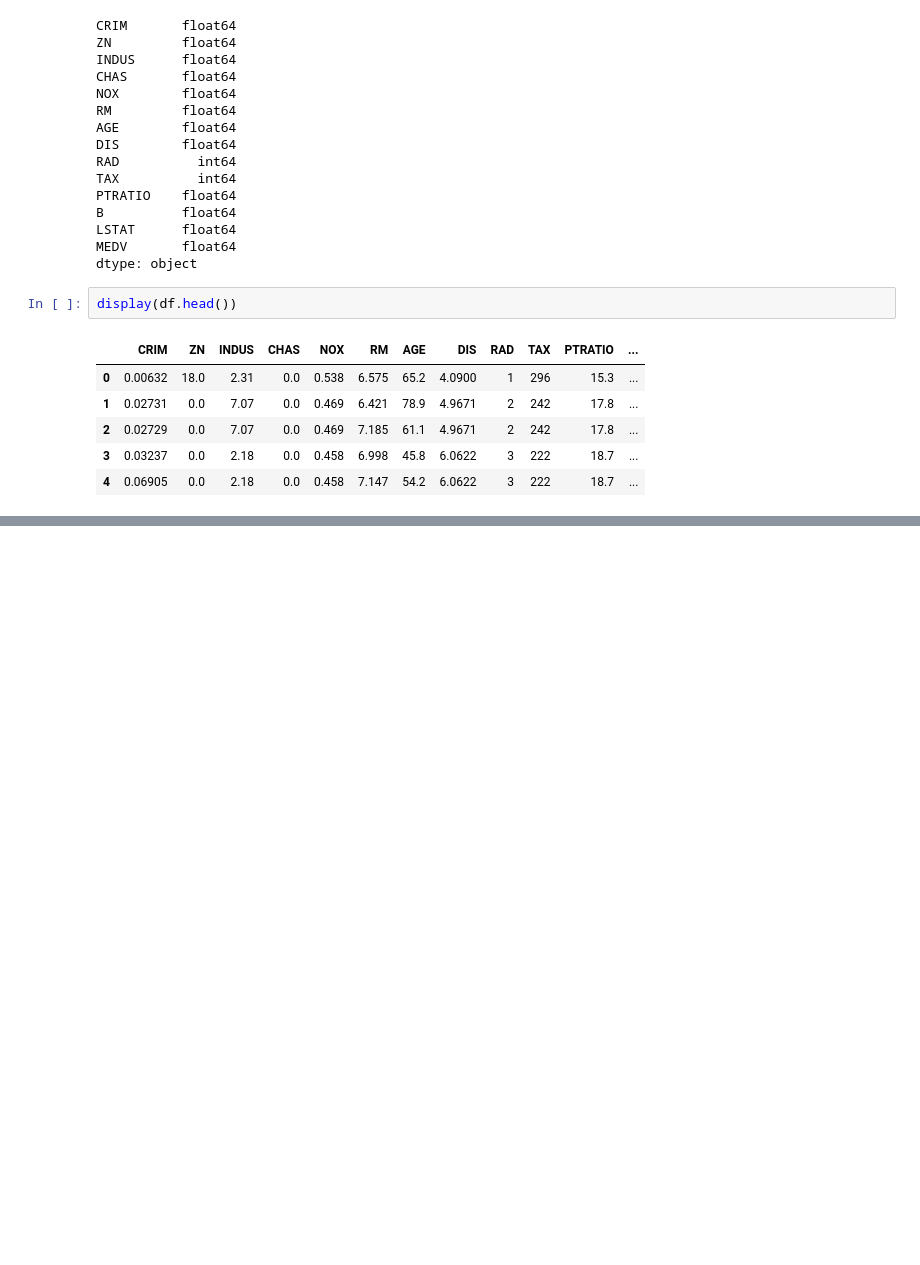
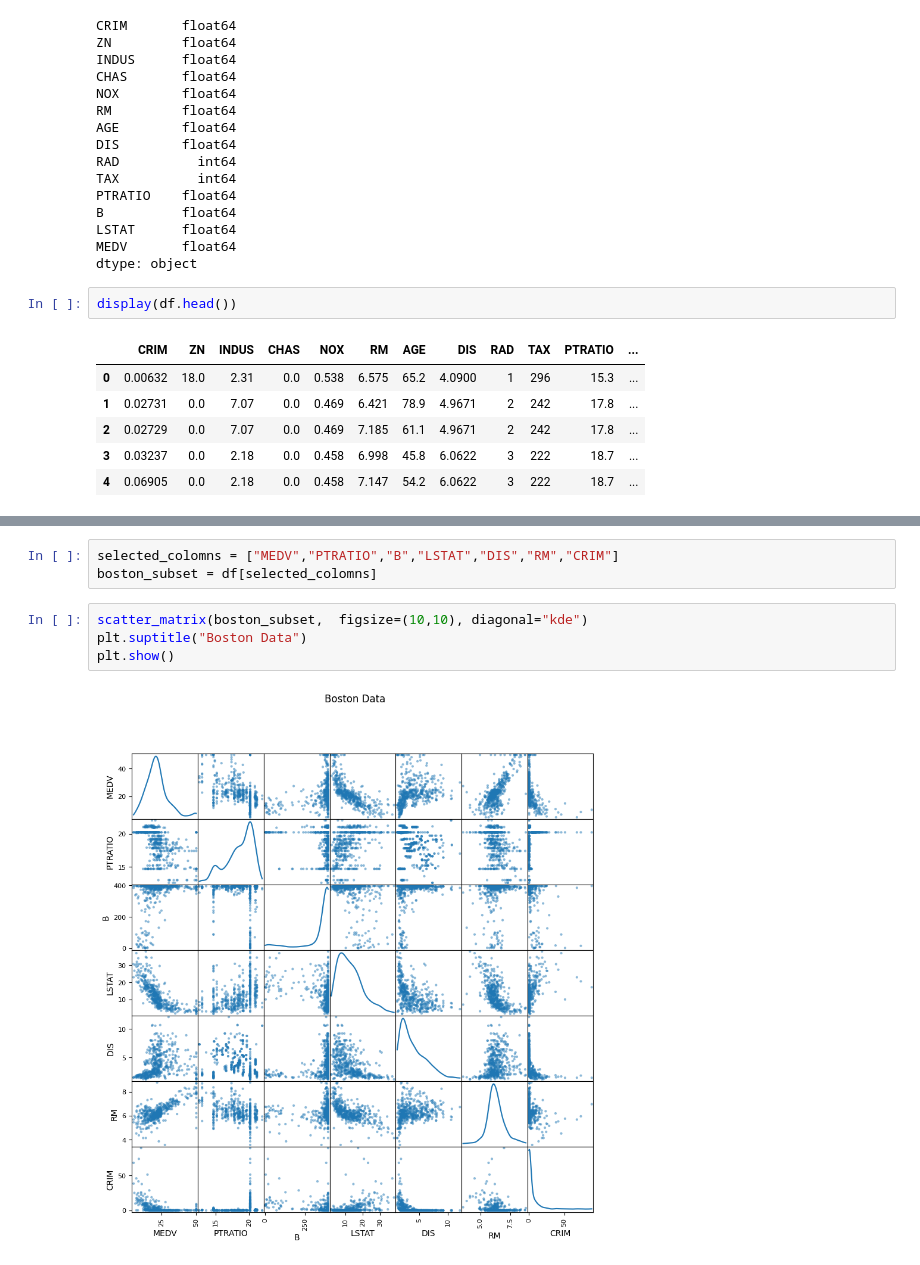
Before and after one commit to ardifjar443/learningMachineLearning, a Jupyter notebook: linear_regresion/project_boston.ipynb, the cells around one changed output, grey strips where cells are left out. Cells and saved outputs as stored; diff of their text form; blank space fills up the shorter version.

```diff
--- a/linear_regresion/project_boston.ipynb
+++ b/linear_regresion/project_boston.ipynb
@@ -51,0 +61,9 @@ plt.show()
+# %%
+selected_colomns = ["MEDV","PTRATIO","B","LSTAT","DIS","RM","CRIM"]
+boston_subset = df[selected_colomns]
+# %%
+scatter_matrix(boston_subset,  figsize=(10,10), diagonal="kde")
+plt.suptitle("Boston Data")
+plt.show()
+# %% [output]
+[figure, added]
```
Also changed, not shown: parts of 17 cells of this notebook, 1 other file.
